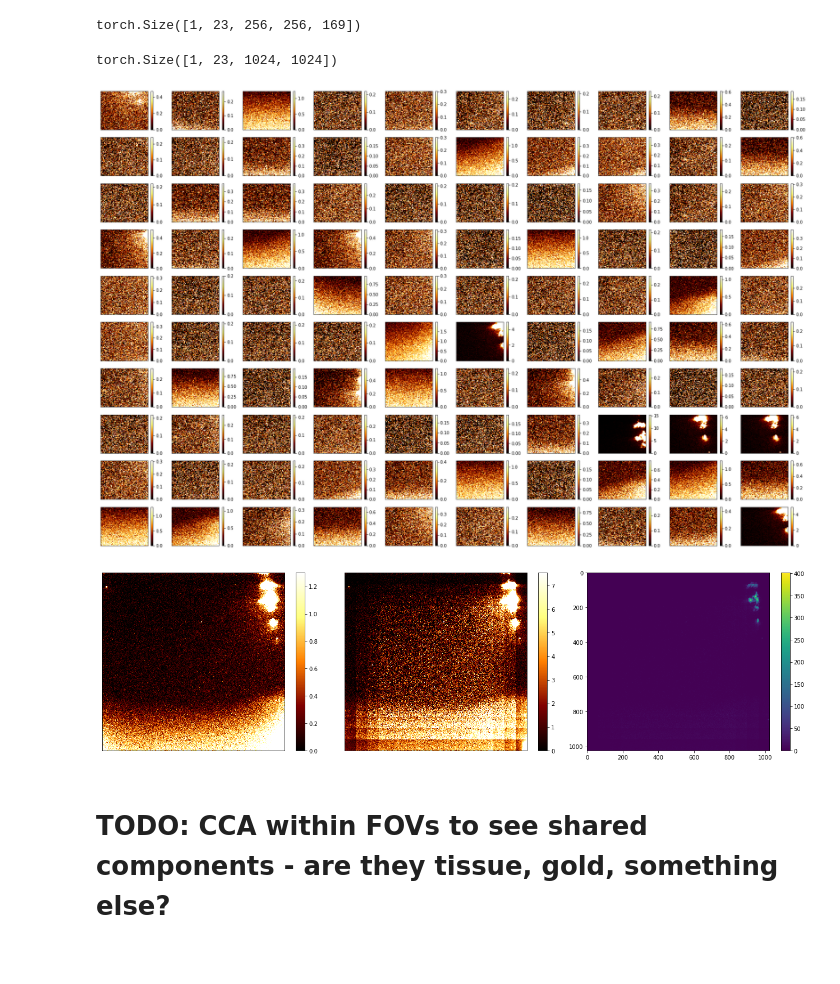
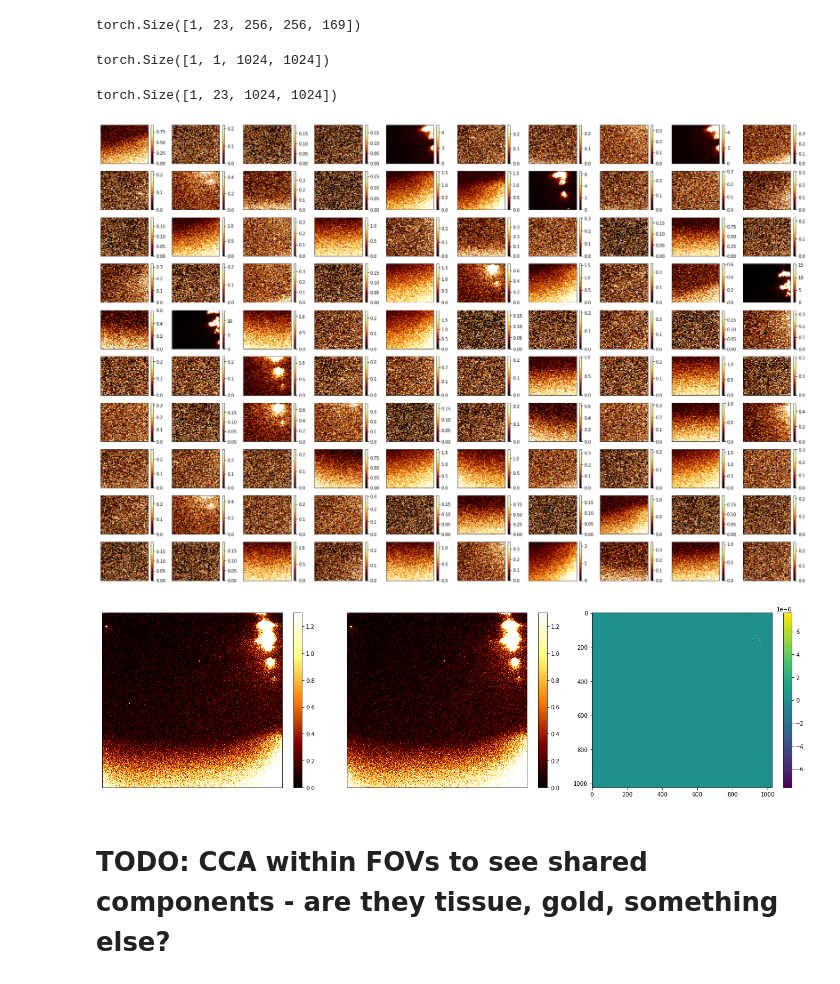
Before and after one commit to ParkerICI/mibi_processing, a Jupyter notebook: notebooks/Convnet for Background Subtraction.ipynb, the cells around one changed output. Saved outputs shown, nothing was run; the diff lists cells and outputs as text; code cells hidden in the pictures.

Commit message:
finished patch maker class

```diff
--- a/notebooks/Convnet for Background Subtraction.ipynb
+++ b/notebooks/Convnet for Background Subtraction.ipynb
@@ -77,8 +77,6 @@ X.shape
 # %% [output]
 torch.Size([23, 1024, 1024])
 # %%
-from torch.nn import Fold, Unfold
-
 class PatchMaker(object):
 
     def __init__(self, image_size=(1024, 1024), kernel_size=256, stride=64):
@@ -86,14 +84,24 @@ class PatchMaker(object):
         self.unfold_params = {"kernel_size":kernel_size, "stride":stride}
         self.fold_params =  {"kernel_size":kernel_size, "stride":stride, "output_size":image_size}
 
-        self.unfold_layer = Unfold(**self.unfold_params)
-        self.fold_layer = Fold(**self.fold_params)
+        self.unfold_layer = nn.Unfold(**self.unfold_params)
+        self.fold_layer = nn.Fold(**self.fold_params)
+        self.correction_image = self.build_correction_image()
+
+
+    def build_correction_image(self):
+        # build a correction tensor that corrects for overlapping patches
+        # when folding from an unfolded tensor
+        ones_img = torch.ones([1, 1, self.image_size[0], self.image_size[1]])
+        ones_img_flat = self.unfold_layer(ones_img)
+        correction_image = self.fold_layer(ones_img_flat)
+        return correction_image.reshape([1, 1, self.image_size[0], self.image_size[1]])
 
     def patch(self, X):
         """ Create a patchified tensor from X. X must be shape (nbatch, nchannels, height, width). """
         assert len(X.shape) == 4
-        X_patch_flat = unfold_layer(X)
-        X_patch = timg_patch_flat.reshape([1, timg.shape[0],
+        X_patch_flat = self.unfold_layer(X)
+        X_patch = X_patch_flat.reshape([1, X.shape[1],
                                            self.unfold_params['kernel_size'],
                                            self.unfold_params['kernel_size'],
                                            -1])
@@ -105,6 +113,7 @@ class PatchMaker(object):
         nbatch, nchans, h, w, npatch = X.shape
         X_patch_flat = X.reshape([nbatch, nchans*h*w, npatch])
         X_unpatch = self.fold_layer(X_patch_flat)
+        X_unpatch /= self.correction_image
 
         return X_unpatch
 
@@ -113,6 +122,10 @@ X_patch = pm.patch(X.unsqueeze(0))
 X_patch.shape
 # %% [output]
 torch.Size([1, 23, 256, 256, 169])
+# %%
+pm.correction_image.shape
+# %% [output]
+torch.Size([1, 1, 1024, 1024])
 # %%
 X_unpatch = pm.unpatch(X_patch)
 X_unpatch.shape
@@ -121,17 +134,17 @@ torch.Size([1, 23, 1024, 1024])
 # %%
 nrows = 10
 ncols = 10
 figsize = (nrows*3, ncols*2)
 
 chan_idx = gold_chan_idx
 
 fig = plt.figure(figsize=figsize)
-patch_indices = np.random.choice(np.arange(timg_patch.shape[-1]), size=nrows*ncols)
+patch_indices = np.random.choice(np.arange(X_patch.shape[-1]), size=nrows*ncols)
 for sp,idx in enumerate(patch_indices):
     ax = plt.subplot(nrows, ncols, sp+1)
     plot_img(X_patch[0, chan_idx, :, :, idx].squeeze().numpy(), transform=False)
 # %% [output]
-[figure, old version]
+[figure, new version]
 # %%
 img1 = X[gold_chan_idx, :, :].numpy()
 img2 = X_unpatch[0, gold_chan_idx, :, :].squeeze().numpy()
@@ -153,4 +166,4 @@ plt.colorbar();
 
 plt.tight_layout()
 # %% [output]
-[figure, old version]
+[figure, new version]
```
Also changed, not shown: parts of 2 cells of this notebook.
